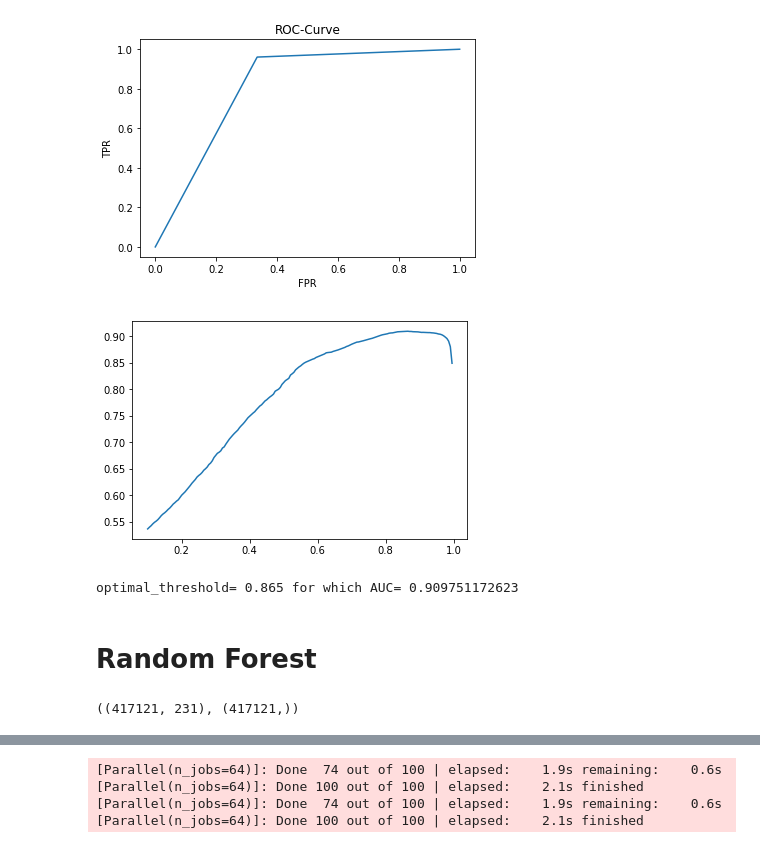
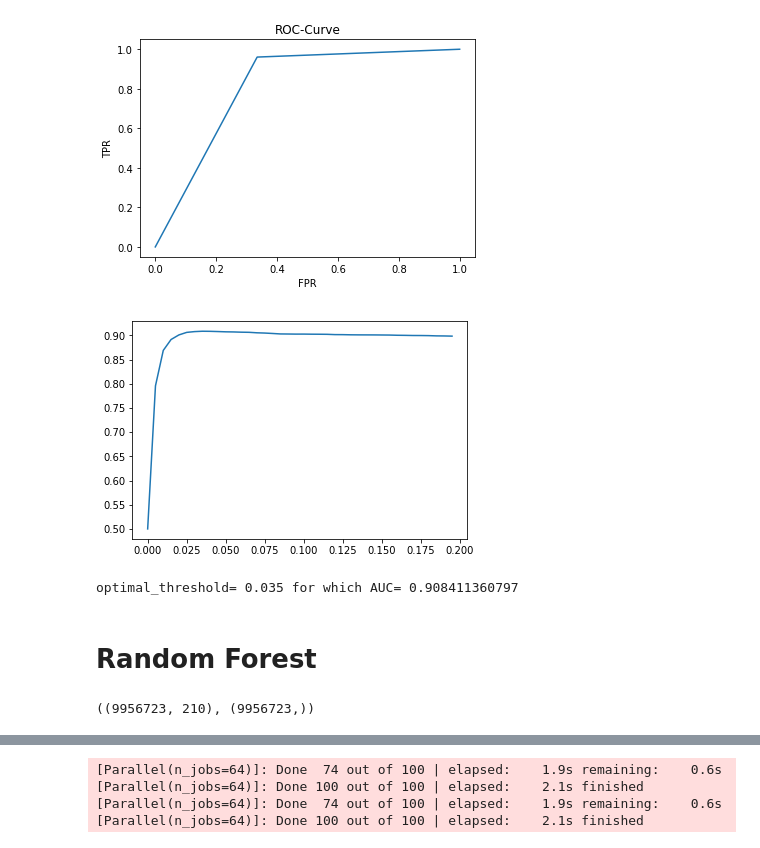
Before and after one commit to prraj67/ad_traffic_fraud, a Jupyter notebook: adtraffic_fraud_20180405- More Balanced Class.ipynb, the cells around one changed output, grey strips where cells are left out. Cells and saved outputs as stored; diff of their text form; code cells hidden in the pictures.

```diff
--- a/adtraffic_fraud_20180405- More Balanced Class.ipynb
+++ b/adtraffic_fraud_20180405- More Balanced Class.ipynb
@@ -624,7 +624,7 @@ df['is_attributed'].value_counts()/df.shape[0]
 1    0.002471
 Name: is_attributed, dtype: float64
 # %%
-df=pd.concat([df[(df['is_attributed']==0)].sample(frac=0.07),df[(df['is_attributed']==1)]])
+df=pd.concat([df[(df['is_attributed']==0)].sample(frac=0.065),df[(df['is_attributed']==1)]])
 # %%
 df.head()
 # %% [output]
@@ -914,6 +914,8 @@ print(metrics.roc_auc_score(y_train,y_train_pred))
 # %% [output]
 0.811788148872
 [figure]
+# %%
+y_train_pred_prob=log.predict_proba(X_train)
 # %%
 max(y_train_pred_prob[:,1])
 # %% [output]
@@ -922,7 +924,7 @@ max(y_train_pred_prob[:,1])
 auc=[]
 thres=[]
 
-for cutoff in np.arange(0.1,1,0.005):
+for cutoff in np.arange(0,0.2,0.005):
     y_train_pred=(y_train_pred_prob[:,1]>cutoff).astype('int')
     a=metrics.roc_auc_score(y_train,y_train_pred)
     auc.append(a)
@@ -966,21 +968,24 @@ plt.show()
 [figure]
 0.812852505599
 [figure]
+# %%
+y_test_pred_prob=log.predict_proba(X_test)
 # %%
 auc=[]
 thres=[]
 
-for cutoff in np.arange(0.1,1,0.005):
+for cutoff in np.arange(0,0.2,0.005):
     y_test_pred=(y_test_pred_prob[:,1]>cutoff).astype('int')
     a=metrics.roc_auc_score(y_test,y_test_pred)
     auc.append(a)
     thres.append(cutoff)
 plt.plot(thres,auc)
 plt.show()
 print('optimal_threshold=',thres[auc.index(max(auc))], 'for which AUC=',max(auc))
+#gave 0.8951
 # %% [output]
-[figure, old version]
+[figure, new version]
-optimal_threshold= 0.865 for which AUC= 0.909751172623
+optimal_threshold= 0.035 for which AUC= 0.908411360797
 # %% [markdown]
 # Random Forest
 # %%
@@ -988,7 +993,7 @@ rf= RandomForestClassifier(n_jobs=-1,random_state=0,verbose=1,n_estimators=100,m
 # %%
 X_train.shape,y_train.shape
 # %% [output]
-((417121, 231), (417121,))
+((9956723, 210), (9956723,))
 # %%
 rf.fit(X_train,y_train)
 # %% [output]
```
Also changed, not shown: parts of 47 cells of this notebook.
